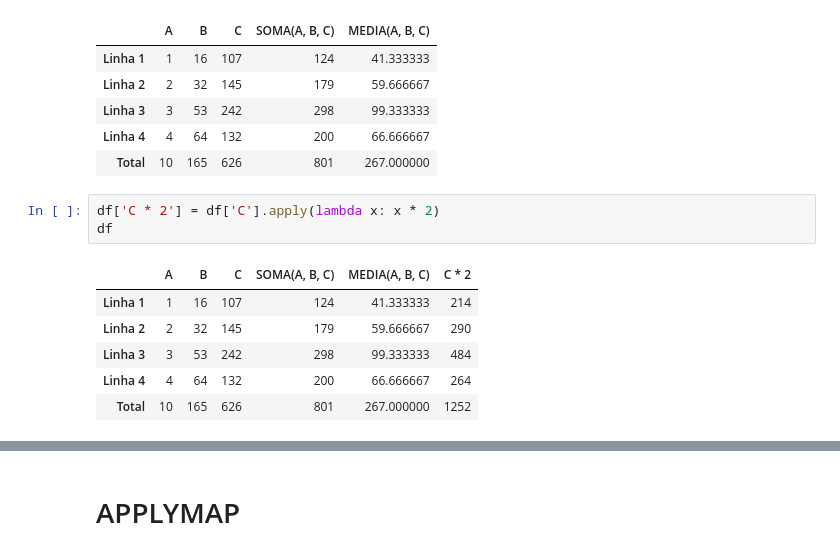
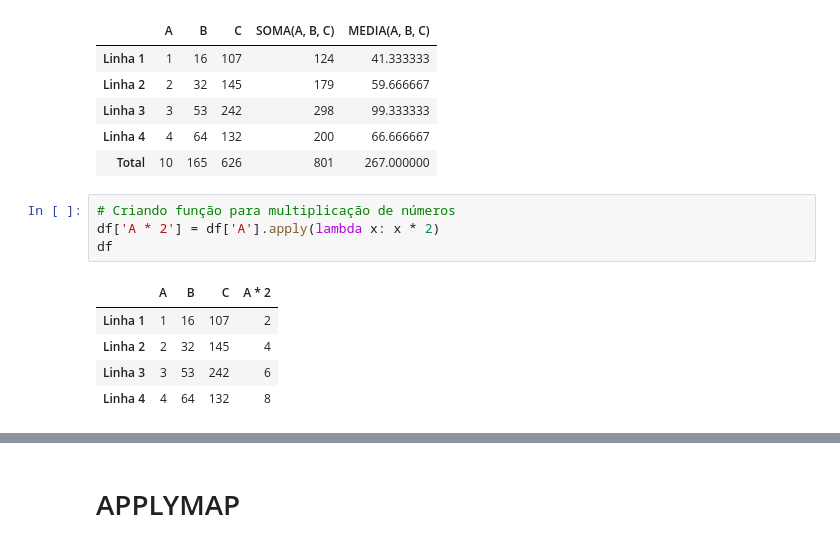
Before and after one commit to 1caue/Pandas, a Jupyter notebook: Script/Untitled.ipynb, the cells around one changed output, grey strips where cells are left out. Saved outputs shown, nothing was run; the diff lists cells and outputs as text.

```diff
--- a/Script/Untitled.ipynb
+++ b/Script/Untitled.ipynb
@@ -1974,12 +1977,12 @@ df
 | Linha 4 | 4 | 64 | 132 | 200 | 66.666667 |
 | Total | 10 | 165 | 626 | 801 | 267.000000 |
 # %%
-df['C * 2'] = df['C'].apply(lambda x: x * 2)
+# Criando função para multiplicação de números
+df['A * 2'] = df['A'].apply(lambda x: x * 2)
 df
 # %% [output]
-|  | A | B | C | SOMA(A, B, C) | MEDIA(A, B, C) | C * 2 |
-| Linha 1 | 1 | 16 | 107 | 124 | 41.333333 | 214 |
-| Linha 2 | 2 | 32 | 145 | 179 | 59.666667 | 290 |
-| Linha 3 | 3 | 53 | 242 | 298 | 99.333333 | 484 |
-| Linha 4 | 4 | 64 | 132 | 200 | 66.666667 | 264 |
-| Total | 10 | 165 | 626 | 801 | 267.000000 | 1252 |
+|  | A | B | C | A * 2 |
+| Linha 1 | 1 | 16 | 107 | 2 |
+| Linha 2 | 2 | 32 | 145 | 4 |
+| Linha 3 | 3 | 53 | 242 | 6 |
+| Linha 4 | 4 | 64 | 132 | 8 |
```
Also changed, not shown: parts of 29 cells of this notebook.
